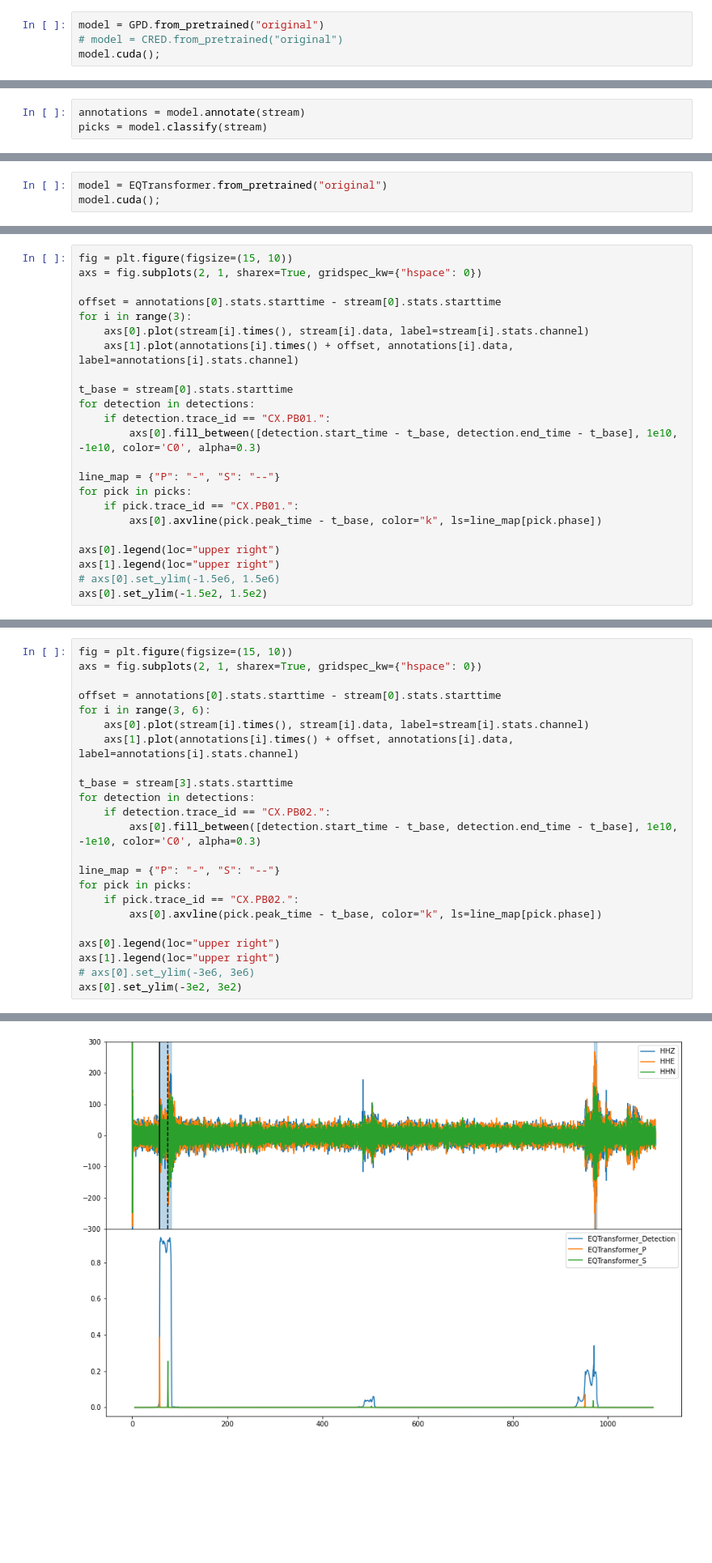
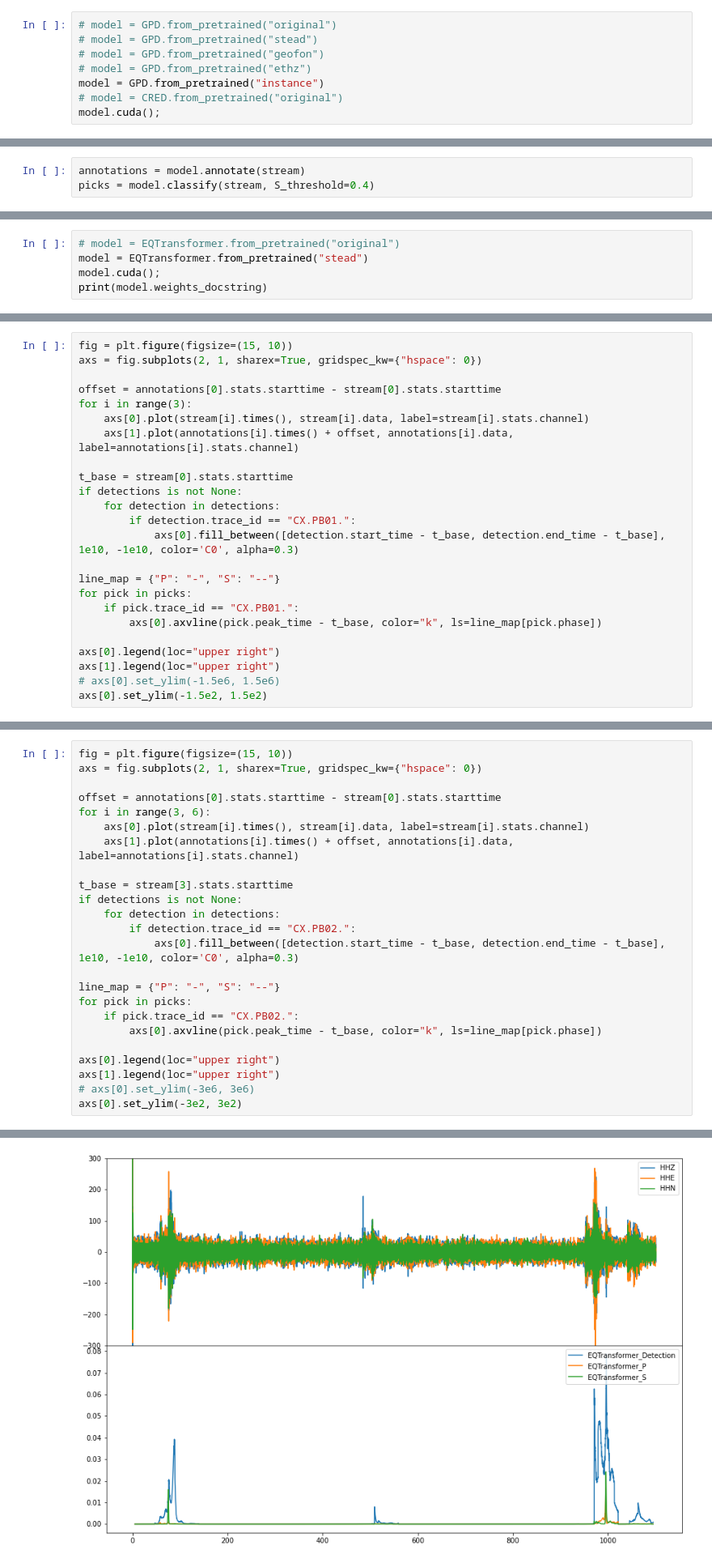
Before and after one commit to seisbench/seisbench, a Jupyter notebook: examples/model_example.ipynb, the cells around one changed output, grey strips where cells are left out. Shown at 81% size. Cells and saved outputs as stored; diff of their text form; blank space fills up the shorter version.

```diff
--- a/examples/model_example.ipynb
+++ b/examples/model_example.ipynb
@@ -18,7 +18,11 @@ from seisbench.models import GPD, WaveformModel, EQTransformer, PhaseNet, CRED
 # %% [markdown]
 ### Build a GPD model from using pretrained weights from the SeisBench remote repository
 # %%
-model = GPD.from_pretrained("original")
+# model = GPD.from_pretrained("original")
+# model = GPD.from_pretrained("stead")
+# model = GPD.from_pretrained("geofon")
+# model = GPD.from_pretrained("ethz")
+model = GPD.from_pretrained("instance")
 # model = CRED.from_pretrained("original")
 model.cuda();
 # %%
@@ -33,7 +35,7 @@ Converted to SeisBench by Jannes Münchmeyer (munchmej@gfz-potsdam.de)
 stream = obspy.read()
 # %%
 annotations = model.annotate(stream)
-picks = model.classify(stream)
+picks = model.classify(stream, S_threshold=0.4)
 # %%
 picks
 # %% [output]
@@ -61,5 +63,7 @@ axs[1].legend()
 # %% [markdown]
 ### Download waveforms through FDSN and annotate with EQTransformer
 # %%
-model = EQTransformer.from_pretrained("original")
+# model = EQTransformer.from_pretrained("original")
+model = EQTransformer.from_pretrained("stead")
 model.cuda();
+print(model.weights_docstring)
@@ -97,9 +107,10 @@ for i in range(3):
     axs[1].plot(annotations[i].times() + offset, annotations[i].data, label=annotations[i].stats.channel)
 
 t_base = stream[0].stats.starttime
-for detection in detections:
-    if detection.trace_id == "CX.PB01.":
-        axs[0].fill_between([detection.start_time - t_base, detection.end_time - t_base], 1e10, -1e10, color='C0', alpha=0.3)
+if detections is not None:
+    for detection in detections:
+        if detection.trace_id == "CX.PB01.":
+            axs[0].fill_between([detection.start_time - t_base, detection.end_time - t_base], 1e10, -1e10, color='C0', alpha=0.3)
 
 line_map = {"P": "-", "S": "--"}
 for pick in picks:
@@ -116,26 +127,27 @@ axs[0].set_ylim(-1.5e2, 1.5e2)
 # %%
 fig = plt.figure(figsize=(15, 10))
 axs = fig.subplots(2, 1, sharex=True, gridspec_kw={"hspace": 0})
 
 offset = annotations[0].stats.starttime - stream[0].stats.starttime
 for i in range(3, 6):
     axs[0].plot(stream[i].times(), stream[i].data, label=stream[i].stats.channel)
     axs[1].plot(annotations[i].times() + offset, annotations[i].data, label=annotations[i].stats.channel)
 
 t_base = stream[3].stats.starttime
-for detection in detections:
-    if detection.trace_id == "CX.PB02.":
-        axs[0].fill_between([detection.start_time - t_base, detection.end_time - t_base], 1e10, -1e10, color='C0', alpha=0.3)
+if detections is not None:
+    for detection in detections:
+        if detection.trace_id == "CX.PB02.":
+            axs[0].fill_between([detection.start_time - t_base, detection.end_time - t_base], 1e10, -1e10, color='C0', alpha=0.3)
 
 line_map = {"P": "-", "S": "--"}
 for pick in picks:
     if pick.trace_id == "CX.PB02.":
         axs[0].axvline(pick.peak_time - t_base, color="k", ls=line_map[pick.phase])
 
 axs[0].legend(loc="upper right")
 axs[1].legend(loc="upper right")
 # axs[0].set_ylim(-3e6, 3e6)
 axs[0].set_ylim(-3e2, 3e2)
 # %% [output]
 (-300.0, 300.0)
-[figure, old version]
+[figure, new version]
```
Also changed, not shown: parts of 5 cells of this notebook, 5 other files.
